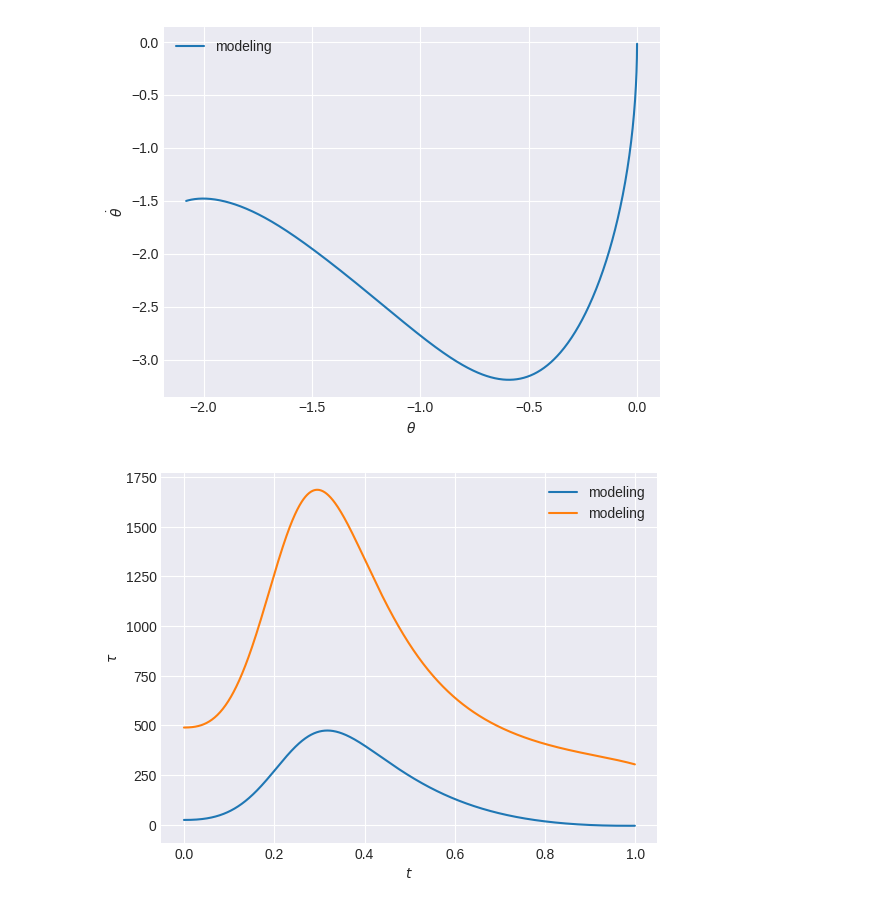
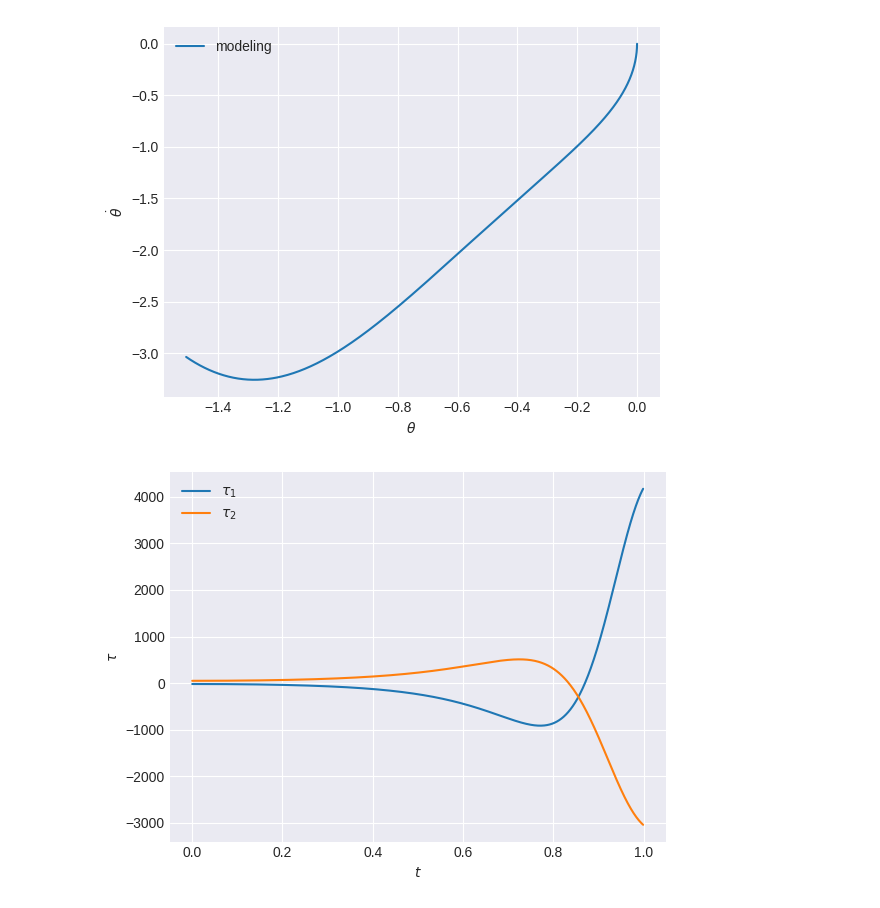
Before and after one commit to reiv27/biomechanics, a Jupyter notebook: dynamics_handmade.ipynb, the cells around one changed output. Saved outputs shown, nothing was run; the diff lists cells and outputs as text; code cells hidden in the pictures.

```diff
--- a/dynamics_handmade.ipynb
+++ b/dynamics_handmade.ipynb
@@ -52,7 +52,7 @@ def G(q1, q2, q3):
   G2 = D2*np.cos(q1 + q2) + D3*np.cos(q1 + q2 - q3)
   G3 = D3*np.cos(q1 + q2 - q3)
 
-  return np.array([G1, G2, G3]).transpose()
+  return np.array([G1, G2, G3]).reshape(3, 1)
 
 def C(q1, q2, q3, q1_dot, q2_dot, q3_dot):
   C11 = 2*B3*(-np.sin(q2)*q2_dot) + 2*B6*(-np.sin(q3)*q3_dot)
@@ -365,8 +365,9 @@ for i in range(frequency):
   beta_val = beta(M_val, C_val, vector_phi_dot(q1_dot, q3_dot), vector_phi_dot_dot(q1_dot, q3_dot))
   gamma_val = gamma(G_val)
 
+
   theta_dd = (-beta_val * theta_d**2 - gamma_val) / alpha_val
-  theta_d += theta_dd * dt
+  theta_d += theta_dd[0] * dt
   theta += theta_d * dt
 
   theta_list.append(theta)
@@ -386,4 +387,4 @@ plt.ylabel(r'$\dot{\theta}$')
 plt.legend()
 plt.show()
 # %% [output]
-[figure, old version]
+[figure, new version]
@@ -396,32 +391,39 @@ def beta_vector(M, C, vector_phi_dot, vector_phi_dot_dot):
 # %%
 tau_1_list = []
 tau_2_list = []
 
 for i in range(frequency):
   q1 = phi(theta_list[i], coeffs_1)
   q3 = phi(theta_list[i], coeffs_3)
-  q1_dot = phi_dot(theta_list[i], coeffs_1)
-  q3_dot = phi_dot(theta_list[i], coeffs_3)
-  q1_dot_dot = phi_dot_dot(theta_list[i], coeffs_1)
-  q3_dot_dot = phi_dot_dot(theta_list[i], coeffs_3)
+  q1_dot = phi_dot(theta_list[i], coeffs_1) * theta_d_list[i]
+  q3_dot = phi_dot(theta_list[i], coeffs_3) * theta_d_list[i]
+  q1_dot_dot = phi_dot_dot(theta_list[i], coeffs_1) * theta_d_list[i]**2 + phi_dot(theta_list[i], coeffs_1) * theta_dd_list[i]
+  q3_dot_dot = phi_dot_dot(theta_list[i], coeffs_3) * theta_d_list[i]**2 + phi_dot(theta_list[i], coeffs_3) * theta_dd_list[i]
+
+  q_d = np.array([
+    [q1_dot],
+    [theta_d_list[i]],
+    [q3_dot]
+  ])
+
+  q_dd = np.array([q1_dot_dot, theta_dd_list[i], q3_dot_dot]).reshape(-1, 1)
 
   M_val = M(q1, theta_list[i], q3)
-  C_val = C(q1, theta_list[i], q3, vector_phi_dot(q1_dot, q3_dot)[0], theta_d_list[i], vector_phi_dot(q1_dot, q3_dot)[2])
+  C_val = C(q1, theta_list[i], q3, q1_dot, theta_d_list[i], q3_dot)
   G_val = G(q1, theta_list[i], q3)
 
-  alpha_vector_val = alpha_vector(M_val, vector_phi_dot(q1_dot, q3_dot))
-  beta_vector_val = beta_vector(M_val, C_val, vector_phi_dot(q1_dot, q3_dot), vector_phi_dot_dot(q1_dot, q3_dot))
+  # print(M_val.shape, q_dd.shape, C_val.shape, q_d.shape, G_val.shape)
 
-  Bu = alpha_vector_val * theta_dd_list[i] + beta_vector_val * theta_d_list[i]**2 + G_val
+  Bu = M_val @ q_dd + C_val @ q_d + G_val
 
   tau_1_list.append(Bu[1])
   tau_2_list.append(Bu[2])
 
-plt.plot(time_list, tau_1_list, label='modeling')
-plt.plot(time_list, tau_2_list, label='modeling')
+plt.plot(time_list, tau_1_list, label=r'$\tau_1$')
+plt.plot(time_list, tau_2_list, label=r'$\tau_2$')
 plt.xlabel(r'$t$')
 plt.ylabel(r'$\tau$')
 plt.legend()
 plt.show()
 # %% [output]
-[figure, old version]
+[figure, new version]
```
Also changed, not shown: parts of 1 cell of this notebook, 5 other files.
